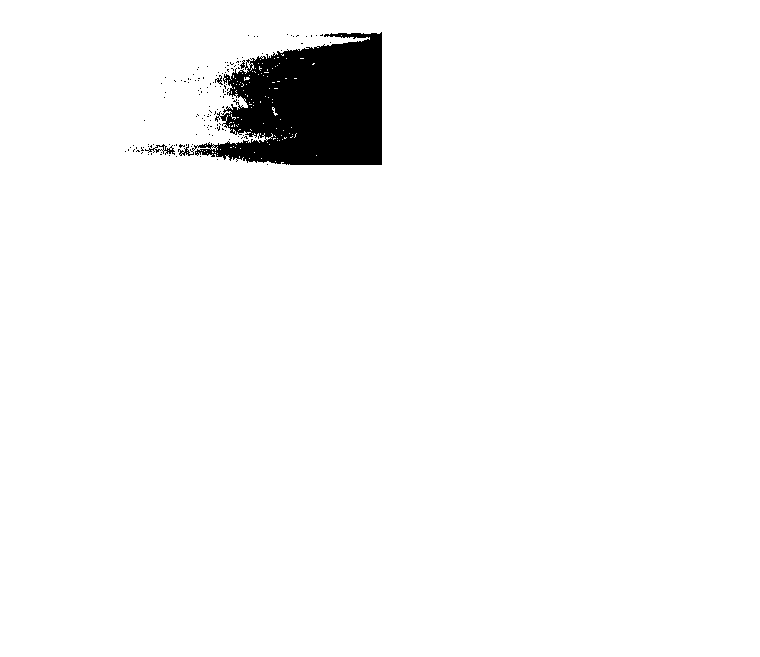
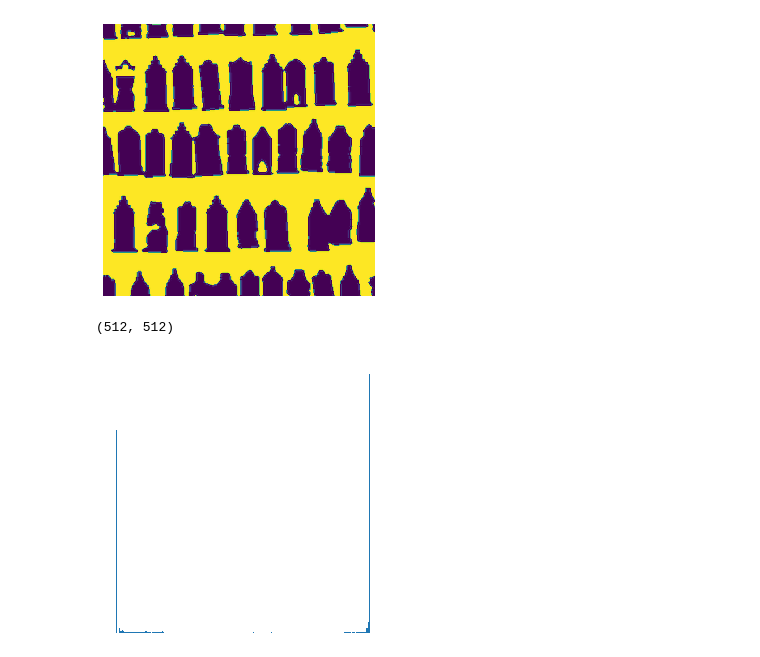
Before and after one commit to felixschloesser/DetectScratches, a Jupyter notebook: morphology/morphology.ipynb, the cells around one changed output. Cells and saved outputs as stored; diff of their text form; code cells hidden in the pictures; blank space fills up the shorter version.

```diff
--- a/morphology/morphology.ipynb
+++ b/morphology/morphology.ipynb
@@ -7,10 +11,9 @@ from imtools import *
-# %%
-img = Image.open('test_images/bearing_scrached.jpg').convert('L')
-img = np.array(img)
-# make binary
-img = np.array(img)
-threshold = 123
-img = np.where(img < threshold, 255, 0)
-show_img(img)
-# %% [output]
-[figure, removed]
+# %%
+img = load_img('houses.png')
+show_img(img, color=True)
+print(img.shape)
+show_hist(img)
+# %% [output]
+[figure, added]
+(512, 512)
+[figure, added]
```
Also changed, not shown: parts of 7 cells of this notebook.
